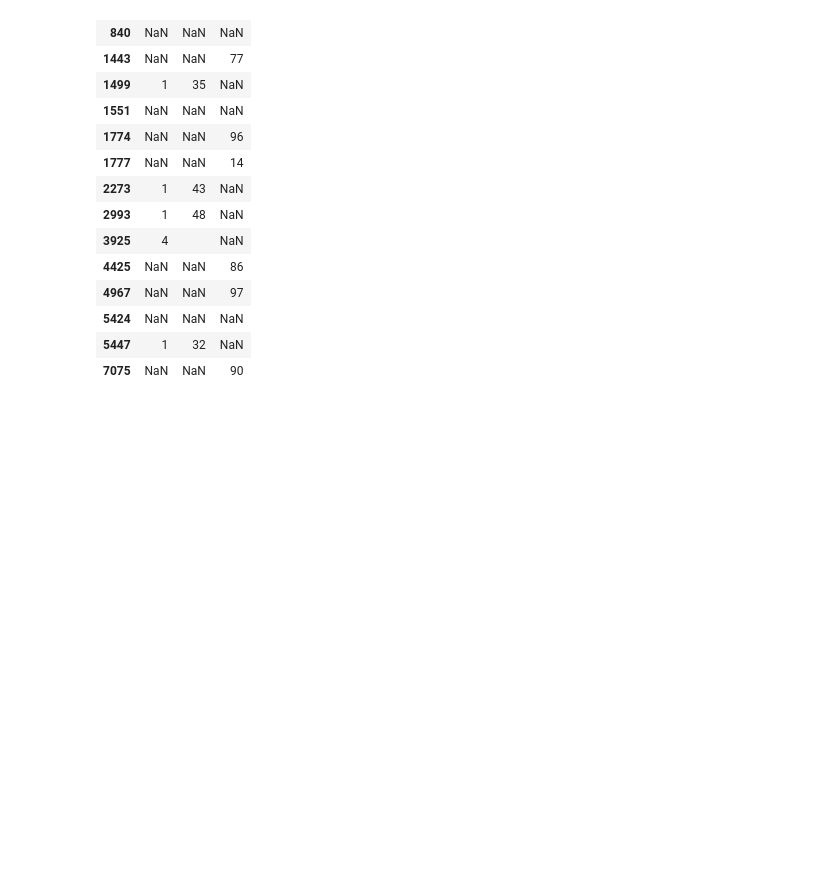
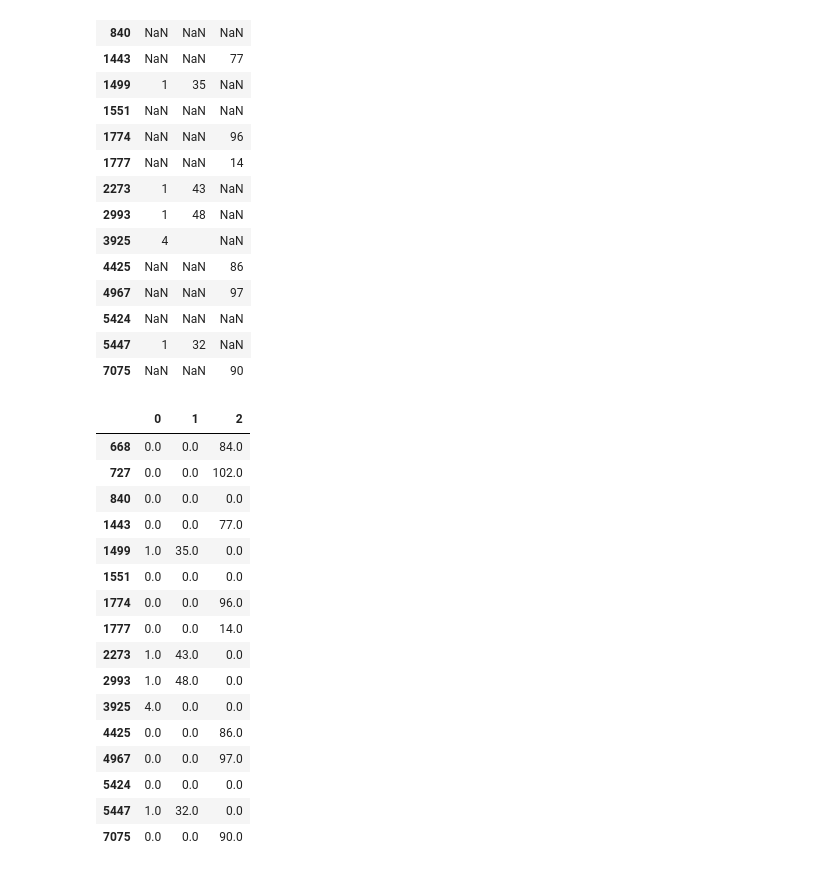
Before and after one commit to adinfinitum225/Movies-ETL, a Jupyter notebook: initial_analysis.ipynb, the cells around one changed output. Saved outputs shown, nothing was run; the diff lists cells and outputs as text; code cells hidden in the pictures; blank space fills up the shorter version.

```diff
--- a/initial_analysis.ipynb
+++ b/initial_analysis.ipynb
@@ -484,4 +484,23 @@ running_time_extract
 | 5447 | 1 | 32 | NaN |
 | 7075 | NaN | NaN | 90 |
 # %%
-running_time_extract = running_time_extract
+running_time_extract = running_time_extract.apply(lambda col: pd.to_numeric(col, errors='coerce')).fillna(0)
+running_time_extract
+# %% [output]
+|  | 0 | 1 | 2 |
+| 668 | 0.0 | 0.0 | 84.0 |
+| 727 | 0.0 | 0.0 | 102.0 |
+| 840 | 0.0 | 0.0 | 0.0 |
+| 1443 | 0.0 | 0.0 | 77.0 |
+| 1499 | 1.0 | 35.0 | 0.0 |
+| 1551 | 0.0 | 0.0 | 0.0 |
+| 1774 | 0.0 | 0.0 | 96.0 |
+| 1777 | 0.0 | 0.0 | 14.0 |
+| 2273 | 1.0 | 43.0 | 0.0 |
+| 2993 | 1.0 | 48.0 | 0.0 |
+| 3925 | 4.0 | 0.0 | 0.0 |
+| 4425 | 0.0 | 0.0 | 86.0 |
+| 4967 | 0.0 | 0.0 | 97.0 |
+| 5424 | 0.0 | 0.0 | 0.0 |
+| 5447 | 1.0 | 32.0 | 0.0 |
+| 7075 | 0.0 | 0.0 | 90.0 |
```
Also changed, not shown: parts of 7 cells of this notebook.
